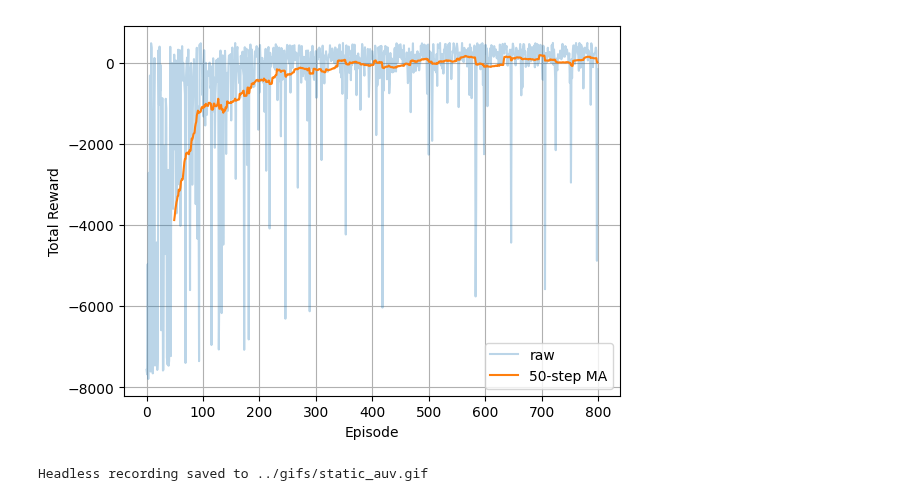
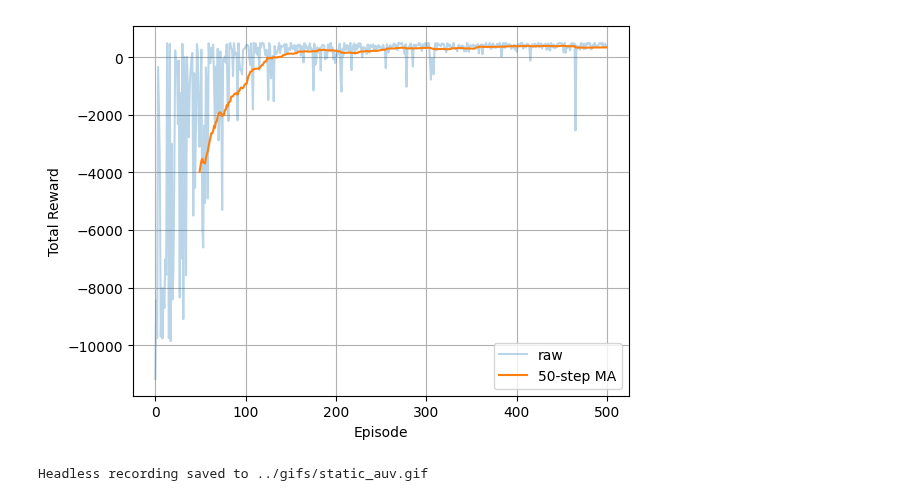
Before and after one commit to eirivarn/auv-rl-project, a Jupyter notebook: notebooks/static_auv_notebook.ipynb, the cells around one changed output. Cells and saved outputs as stored; diff of their text form; code cells hidden in the pictures.

```diff
--- a/notebooks/static_auv_notebook.ipynb
+++ b/notebooks/static_auv_notebook.ipynb
@@ -39,11 +41,11 @@ static_agent = AuvDQNAgent(
     target_update=20,
 )
 # %%
-rewards = train_dqn(static_env, static_agent, episodes=800, max_steps= 500)
+rewards = train_dqn(static_env, static_agent, episodes=500, max_steps= 500)
 plot_rewards(rewards, window=50)
 static_agent.save("../models/static_auv_dqn.pth")
 # %% [output]
-[figure, old version]
+[figure, new version]
 # %%
 static_agent.load("../models/static_auv_dqn.pth")
 # %%
```
Also changed, not shown: parts of 9 cells of this notebook, 6 other files.
